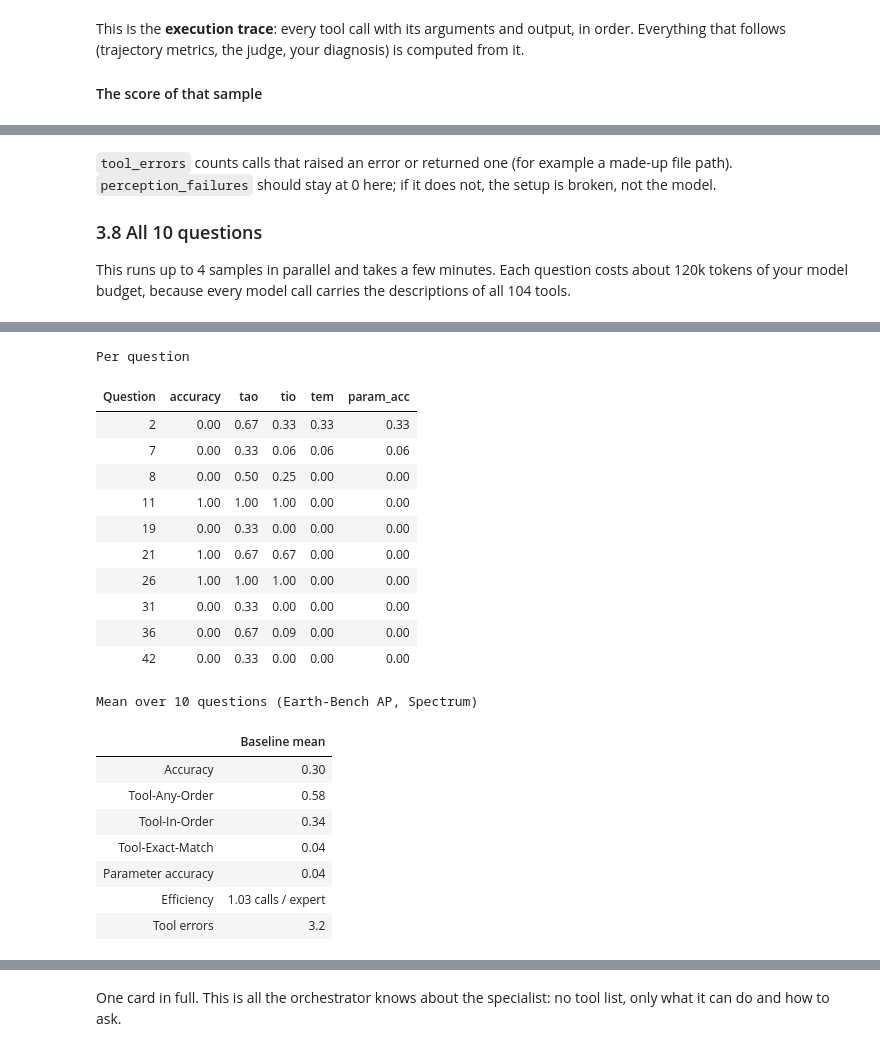
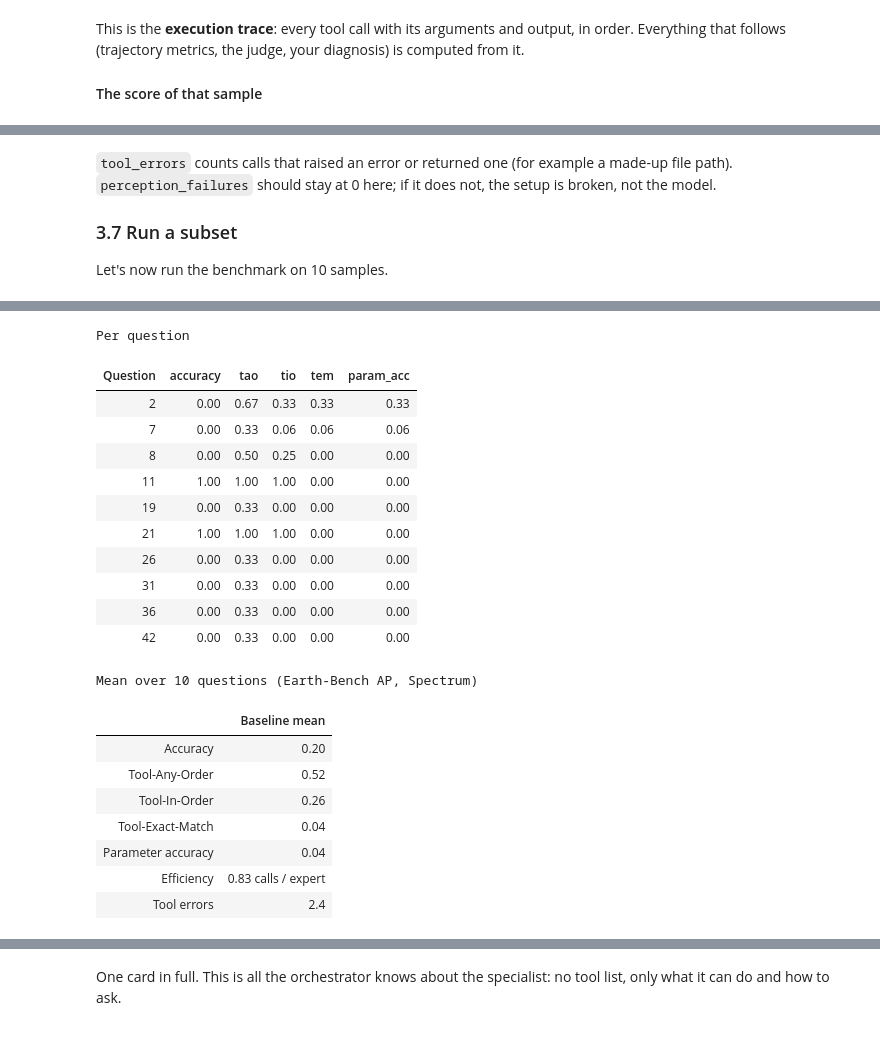
Before and after one commit to eve-esa/evaluating-eo-agents-bifold, a Jupyter notebook: eval_agents_handson.ipynb, the cells around one changed output, grey strips where cells are left out. Saved outputs shown, nothing was run; the diff lists cells and outputs as text; code cells hidden in the pictures.

```diff
--- a/eval_agents_handson.ipynb
+++ b/eval_agents_handson.ipynb
@@ -780,35 +758,35 @@ Same tool, same arguments Same tool, different arguments Different tool Expert s
 # %% [markdown]
 `tool_errors` counts calls that raised an error or returned one (for example a made-up file path). `perception_failures` should stay at 0 here; if it does not, the setup is broken, not the model.
 
-### 3.8 All 10 questions
+### 3.7 Run a subset
 
-This runs up to 4 samples in parallel and takes a few minutes. Each question costs about 120k tokens of your model budget, because every model call carries the descriptions of all 104 tools.
+Let's now run the benchmark on 10 samples.
 # %%
 from IPython.display import HTML, display
 from workshop import table_html
 
 baseline = run(
     langgraph_agent(react_graph, name="workshop_react"),
     model=MODEL,
     questions=WORKSHOP_QUESTIONS,
     log_dir="logs/baseline",
-    max_samples=4,
+    max_samples=10,
 )
 df_base = results_df(baseline)
 display(HTML(table_html(df_base, ["accuracy", "tao", "tio", "tem", "param_acc"], "Per question")))
 # %% [output]
 [interactive output not drawn]
 Per question
 | Question | accuracy | tao | tio | tem | param_acc |
 | 2 | 0.00 | 0.67 | 0.33 | 0.33 | 0.33 |
 | 7 | 0.00 | 0.33 | 0.06 | 0.06 | 0.06 |
 | 8 | 0.00 | 0.50 | 0.25 | 0.00 | 0.00 |
 | 11 | 1.00 | 1.00 | 1.00 | 0.00 | 0.00 |
 | 19 | 0.00 | 0.33 | 0.00 | 0.00 | 0.00 |
-| 21 | 1.00 | 0.67 | 0.67 | 0.00 | 0.00 |
-| 26 | 1.00 | 1.00 | 1.00 | 0.00 | 0.00 |
+| 21 | 1.00 | 1.00 | 1.00 | 0.00 | 0.00 |
+| 26 | 0.00 | 0.33 | 0.00 | 0.00 | 0.00 |
 | 31 | 0.00 | 0.33 | 0.00 | 0.00 | 0.00 |
-| 36 | 0.00 | 0.67 | 0.09 | 0.00 | 0.00 |
+| 36 | 0.00 | 0.33 | 0.00 | 0.00 | 0.00 |
 | 42 | 0.00 | 0.33 | 0.00 | 0.00 | 0.00 |
 # %%
 from IPython.display import HTML, display
@@ -819,10 +797,10 @@ display(HTML(scores_side_by_side({"Baseline mean": df_base[COLS].mean().to_dict(
 # %% [output]
 Mean over 10 questions (Earth-Bench AP, Spectrum)
 |  | Baseline mean |
-| Accuracy | 0.30 |
-| Tool-Any-Order | 0.58 |
-| Tool-In-Order | 0.34 |
+| Accuracy | 0.20 |
+| Tool-Any-Order | 0.52 |
+| Tool-In-Order | 0.26 |
 | Tool-Exact-Match | 0.04 |
 | Parameter accuracy | 0.04 |
-| Efficiency | 1.03 calls / expert |
-| Tool errors | 3.2 |
+| Efficiency | 0.83 calls / expert |
+| Tool errors | 2.4 |
```
Also changed, not shown: parts of 49 cells of this notebook, 3 other files.
